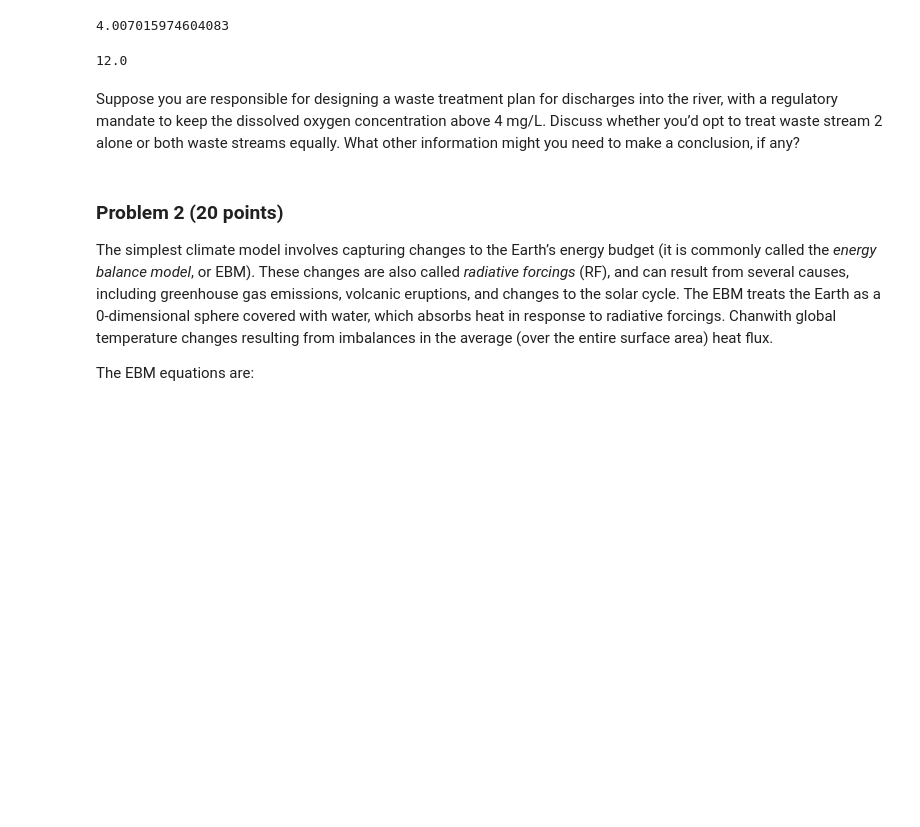
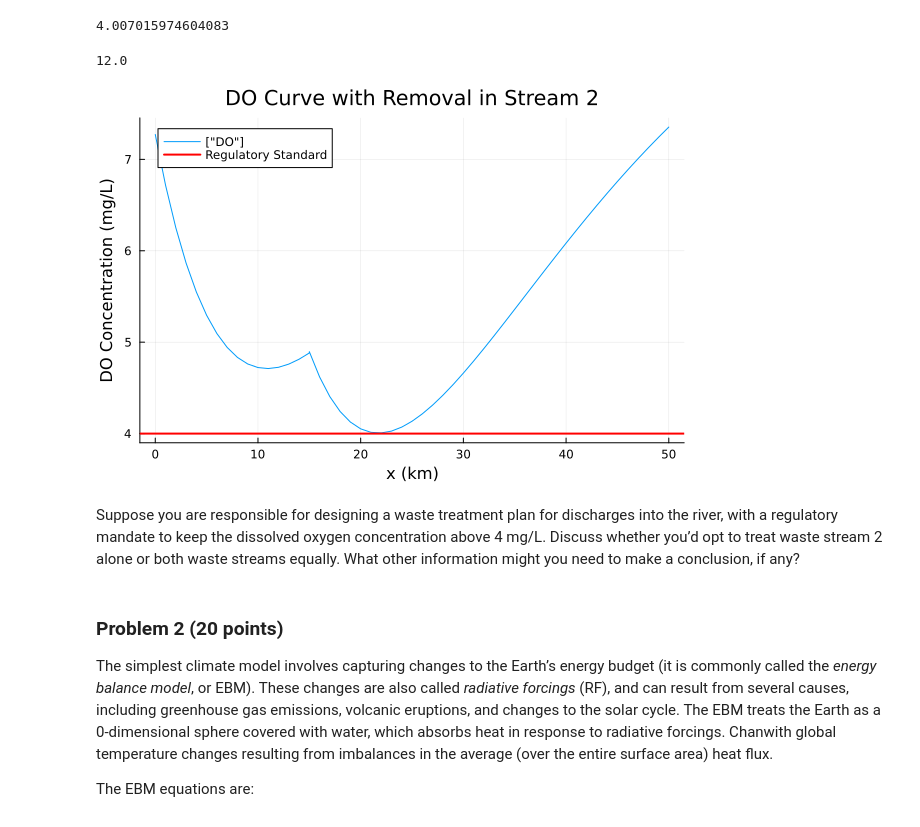
Before and after one commit to BEE4750-FA24/hw3-isamabay, a Jupyter notebook: hw03.ipynb, the cells around one changed output. Saved outputs shown, nothing was run; the diff lists cells and outputs as text; code cells hidden in the pictures; blank space fills up the shorter version.

```diff
--- a/hw03.ipynb
+++ b/hw03.ipynb
@@ -299,6 +369,14 @@ end
 # %% [output]
 4.007015974604083
 12.0
+# %%
+p3 = plot([0:15;15:50], [C;treatment_DO2]; label=["DO"], xlabel="x (km)", ylabel="DO Concentration (mg/L)", title="DO Curve with Removal in Stream 2", show = true)
+
+# Add horizontal line for the regulatory standard
+hline!([4], color=:red, linewidth=2, label="Regulatory Standard")
+display(p3)
+# %% [output]
+[figure, added]
 # %% [markdown]
 Suppose you are responsible for designing a waste treatment plan for discharges into the river, with a regulatory mandate to keep the dissolved oxygen concentration above 4 mg/L. Discuss whether you’d opt to treat waste stream 2 alone or both waste streams equally. What other information might you need to make a conclusion, if any?
 # %% [markdown]
```
Also changed, not shown: parts of 10 cells of this notebook.
